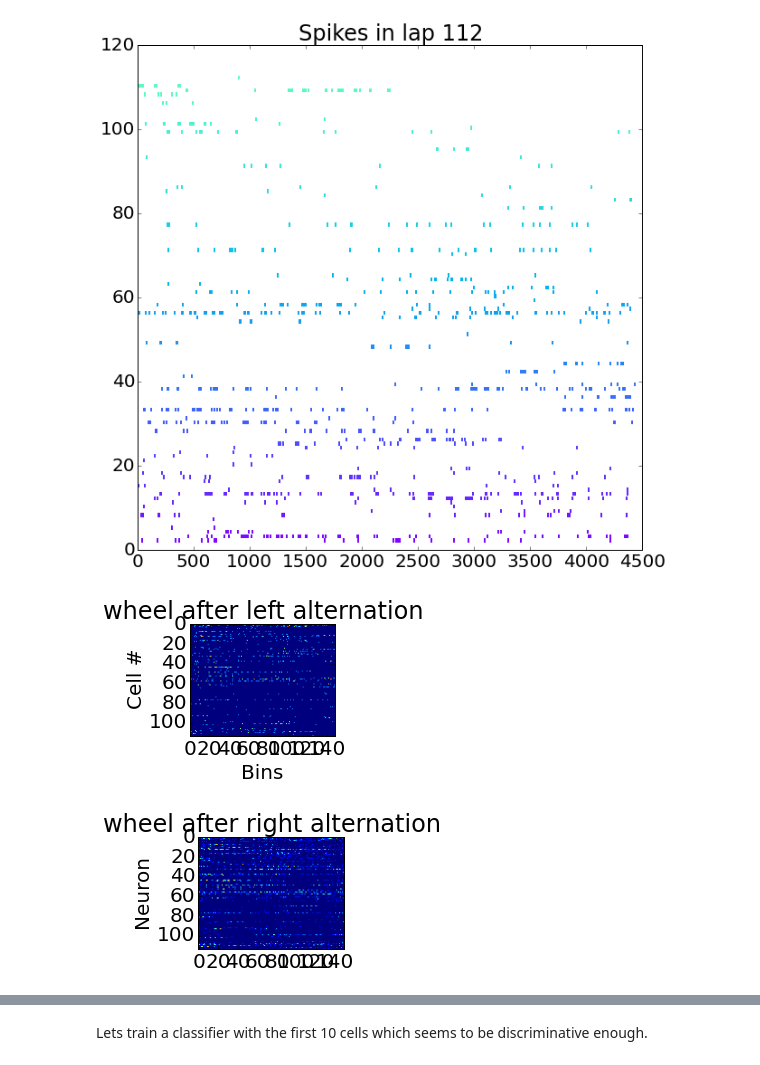
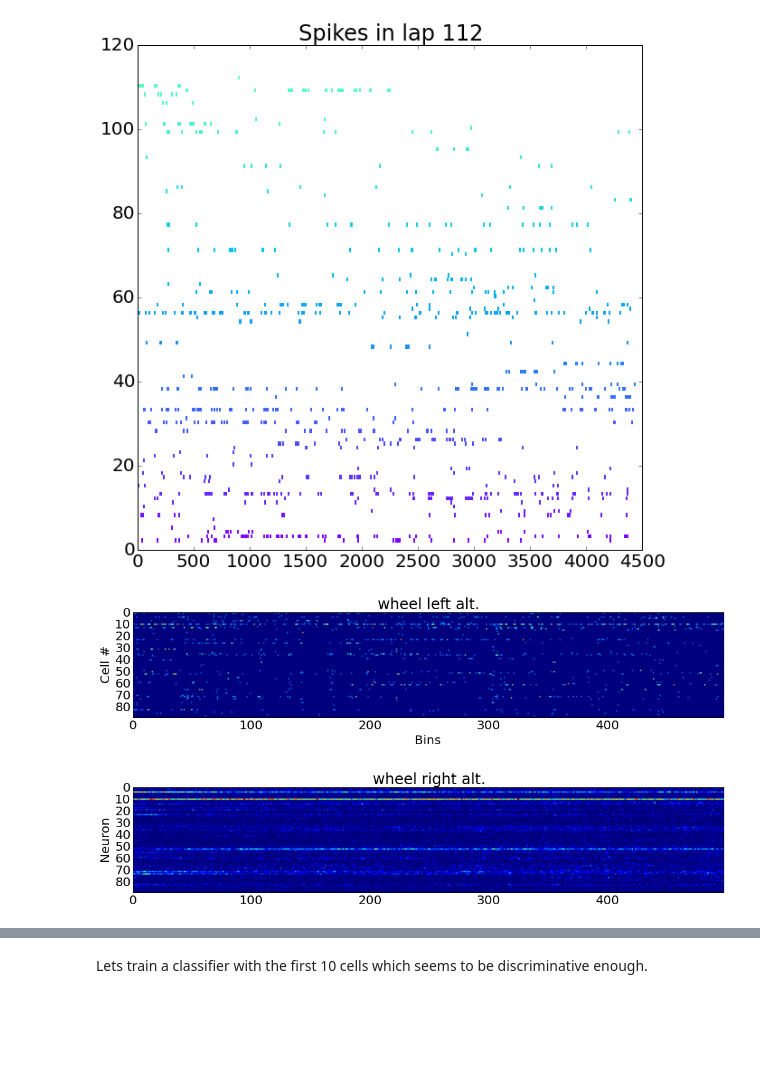
Before and after one commit to rubenpinzon/Wigner-Pattern, a Jupyter notebook: ML approach to wheel section.ipynb, the cells around one changed output, grey strips where cells are left out. Cells and saved outputs as stored; diff of their text form; code cells hidden in the pictures; blank space fills up the shorter version.

```diff
--- a/ML approach to wheel section.ipynb
+++ b/ML approach to wheel section.ipynb
@@ -35,2 +28,4 @@ Available sections of the maze ['wheel', 'pre_turn', 'delay', 'turn', 'mid_arm',
+# %%
+animal = 6
 # %% [markdown]
 ## In the case of a section in the maze run this section
@@ -39,11 +40,15 @@ spikes = [d.spikes for d in data]
 # %% [markdown]
 ## In the case of the wheel section run section below
 # %%
+data = nl.get_cells(names[animal][1], only_pyr=True, section=['wheel', 'wheel'], process=False)
 plt.figure(num=None, dpi=150)
 f, arr = plt.subplots(2, figsize=(10,10))
 
+section_name = 'wheel'
 spikes = []
+
 for trial in data:
+
     non_zero = trial.wheel > 0
     start = 0
     for i, n in enumerate(non_zero):
@@ -97,7 +105,7 @@ plt.show()
 [figure]
 # %%
 # segmentar every 20 ms
-max_time = 3.*1250.
+max_time = 3.*1250. if section_name is 'maze' else 10.*1250 # seconds * sampling frequency
 n_bins = max_time/(0.02*1250)
 bins = np.linspace(0, max_time, n_bins)
 
@@ -117,22 +125,22 @@ for trial, s_count in zip(data, spike_count):
     if trial.type is 'left':
         mean_count_right += s_count
 # %%
-plt.figure(num=None, dpi=150, figsize=(17,2))
+plt.figure(num=None, dpi=150, figsize=(17,4))
 plt.imshow(mean_count_left)
 plt.xlabel('Bins')
 plt.ylabel('Cell #')
-plt.title('wheel after left alternation')
+plt.title(section_name + ' left alt.')
 plt.show()
 
-plt.figure(num=None, dpi=150, figsize=(17,2))
+plt.figure(num=None, dpi=150, figsize=(17,4))
 plt.imshow(mean_count_right)
 plt.ylabel('Cell #')
 plt.ylabel('Neuron')
-plt.title('wheel after right alternation')
+plt.title(section_name + ' right alt.')
 plt.show()
 # %% [output]
-[figure, old version]
+[figure, new version]
-[figure, old version]
+[figure, new version]
 # %%
 cell_response_per_bin = np.mean(mean_count_right,axis=1)
 cell_response_per_bin_left = np.mean(mean_count_left,axis=1)
```
Also changed, not shown: parts of 7 cells of this notebook.
